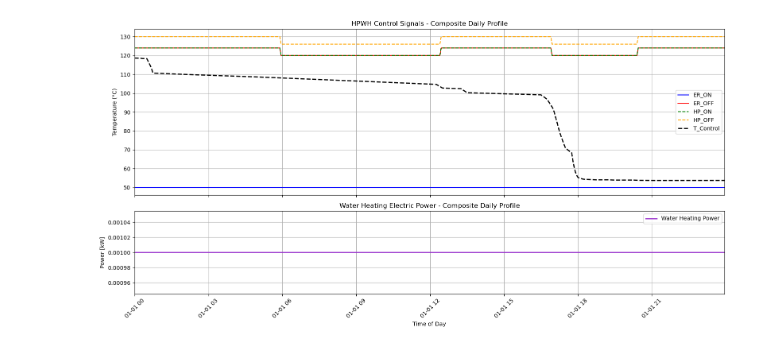
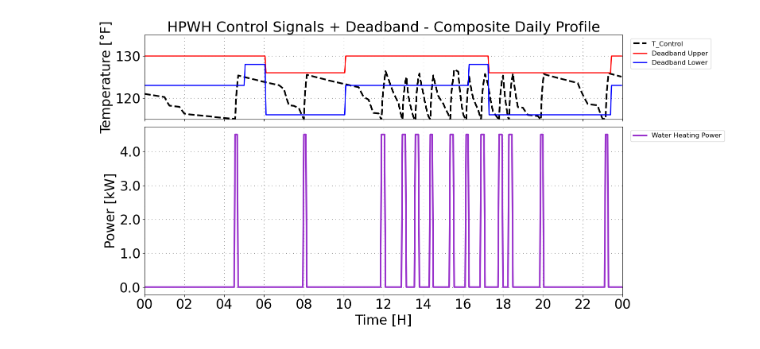
Before and after one commit to PortlandStatePowerLab/OCHRE_Run_Scripts, a Jupyter notebook: EfficiencyPlot.ipynb, the cells around one changed output. Cells and saved outputs as stored; diff of their text form; code cells hidden in the pictures.

```diff
--- a/EfficiencyPlot.ipynb
+++ b/EfficiencyPlot.ipynb
@@ -120,16 +297,19 @@ All requested levels processed and plotted in Fahrenheit!
 import os
 import pandas as pd
 import matplotlib.pyplot as plt
-from datetime import datetime
+import matplotlib.dates as mdates
+from matplotlib.ticker import StrMethodFormatter
+from datetime import datetime, timedelta
 
 # -------------------------------
 # USER SETTINGS
 # -------------------------------
-FILE_PATH = r"C:\Users\danap\OCHRE_Working\Input Files\bldg0007434-up06\Results\hpwh_controlled.parquet"
-# Columns
-Ttrue_col   = "Water Heating Control Temperature (C)"
+FILE_PATH = r"C:\Users\danap\OCHRE_Working\Input Files\bldg0002631-up06\Results\hpwh_controlled.parquet"
+Ttrue_col   = "Water Heating Control Temperature (C)",
+upper_deadband_col = "Water Heating Deadband Upper Limit (C)"
+lower_deadband_col = "Water Heating Deadband Lower Limit (C)"
 power_col   = "Water Heating Electric Power (kW)"
-control_cols = ["ER_ON", "ER_OFF", "HP_ON", "HP_OFF"]
+A = 24  # Font size for axes
 
 # -------------------------------
 # FUNCTIONS
@@ -143,58 +323,66 @@ def process_dataset(path):
 
 def time_of_day_to_datetime(idx):
     ref_date = datetime(2000,1,1)
     return [ref_date.replace(hour=t.hour, minute=t.minute, second=0) for t in idx]
 
+def c2f(Tc):
+    return 9/5 * Tc + 32
+
 # -------------------------------
 # LOAD DATA
 # -------------------------------
 if not os.path.exists(FILE_PATH):
     raise FileNotFoundError(f"{FILE_PATH} does not exist!")
 
 df_house = process_dataset(FILE_PATH)
 
-# Collapse to composite by time of day (mean across days)
+# -------------------------------
+# COLLAPSE TO COMPOSITE BY TIME OF DAY
+# -------------------------------
 composite = {}
-for col in control_cols + [Ttrue_col, power_col]:
+columns_to_process = [Ttrue_col, upper_deadband_col, lower_deadband_col, power_col]
+for col in columns_to_process:
     composite[col] = df_house.groupby('time_of_day')[col].mean()
 
 time_index = time_of_day_to_datetime(composite[Ttrue_col].index)
-
-
-def c2f(Tc):
-    return 9/5 * Tc + 32
 
 # -------------------------------
 # PLOTTING
 # -------------------------------
 fig, (ax_ctrl, ax_power) = plt.subplots(2,1, figsize=(16,8), sharex=True,
-                                        gridspec_kw={'height_ratios':[2,1]})
+                                        gridspec_kw={'height_ratios':[1,2]})
 
-# Control signals
-ax_ctrl.plot(time_index, c2f(composite['ER_ON']), label="ER_ON", color='blue')
-ax_ctrl.plot(time_index, c2f(composite['ER_OFF']), label="ER_OFF", color='red')
-ax_ctrl.plot(time_index, c2f(composite['HP_ON']), label="HP_ON", color='green', linestyle='--')
-ax_ctrl.plot(time_index, c2f(composite['HP_OFF']), label="HP_OFF", color='orange', linestyle='--')
+# --- Control signals + Deadband ---
+ax_ctrl.plot(time_index, c2f(composite[Ttrue_col]), label="T_Control", color='black', linewidth=3, linestyle='--')
+ax_ctrl.plot(time_index, c2f(composite[upper_deadband_col]), label="Deadband Upper", color='red', linestyle='-', linewidth=2)
+ax_ctrl.plot(time_index, c2f(composite[lower_deadband_col]), label="Deadband Lower", color='blue', linestyle='-', linewidth=2)
 
-# Add control temperature
-ax_ctrl.plot(time_index, c2f(composite[Ttrue_col]), label="T_Control", color='black', linewidth=2, linestyle='--')
+ax_ctrl.set_ylabel("Temperature [°F]", fontsize=A)
+ax_ctrl.tick_params(axis='y', labelsize=A)
+ax_ctrl.grid(True, linestyle=(0, (1,7)), linewidth=0.8, color='black')
+ax_ctrl.legend(fontsize=12, ncol=1, bbox_to_anchor=(1.01, 1))
+ax_ctrl.set_title("HPWH Control Signals + Deadband - Composite Daily Profile", fontsize=A+2)
 
-ax_ctrl.set_ylabel("Temperature (°C)")
-ax_ctrl.set_title("HPWH Control Signals - Composite Daily Profile")
-ax_ctrl.legend()
-ax_ctrl.grid(True)
+# --- Power signals ---
+ax_power.plot(time_index, composite[power_col], label="Water Heating Power", color='darkorchid', linewidth=3)
+ax_power.set_ylabel("Power [kW]", fontsize=A)
+ax_power.set_xlabel("Time [H]", fontsize=A)
+ax_power.tick_params(axis='y', labelsize=A)
+ax_power.tick_params(axis='x', labelsize=A)
+ax_power.yaxis.set_major_formatter(StrMethodFormatter('{x:,.1f}'))
 
-# Power plot
-ax_power.plot(time_index, composite[power_col], label="Water Heating Power", color='darkorchid', linewidth=2)
-ax_power.set_ylabel("Power [kW]")
-ax_power.set_xlabel("Time of Day")
-ax_power.set_title("Water Heating Electric Power - Composite Daily Profile")
-ax_power.set_xlim(time_index[0], time_index[-1])
-ax_power.grid(True)
-ax_power.legend()
+ax_ctrl.set_ylim(115, 135)
 
-plt.xticks(rotation=45)
+# X-axis time formatting
+ax_power.xaxis.set_major_formatter(mdates.DateFormatter('%H'))
+ax_power.xaxis.set_major_locator(mdates.HourLocator(interval=2))
+ref_date = datetime(2000,1,1)
+ax_power.set_xlim(ref_date, ref_date + timedelta(days=1))
+
+ax_power.grid(True, linestyle=(0,(1,7)), linewidth=0.8, color='black')
+ax_power.legend(fontsize=12, ncol=1, bbox_to_anchor=(1.01, 1))
+
 plt.tight_layout()
 plt.show()
 # %% [output]
-[figure, old version]
+[figure, new version]
```
Also changed, not shown: parts of 2 cells of this notebook, 1 other file.
